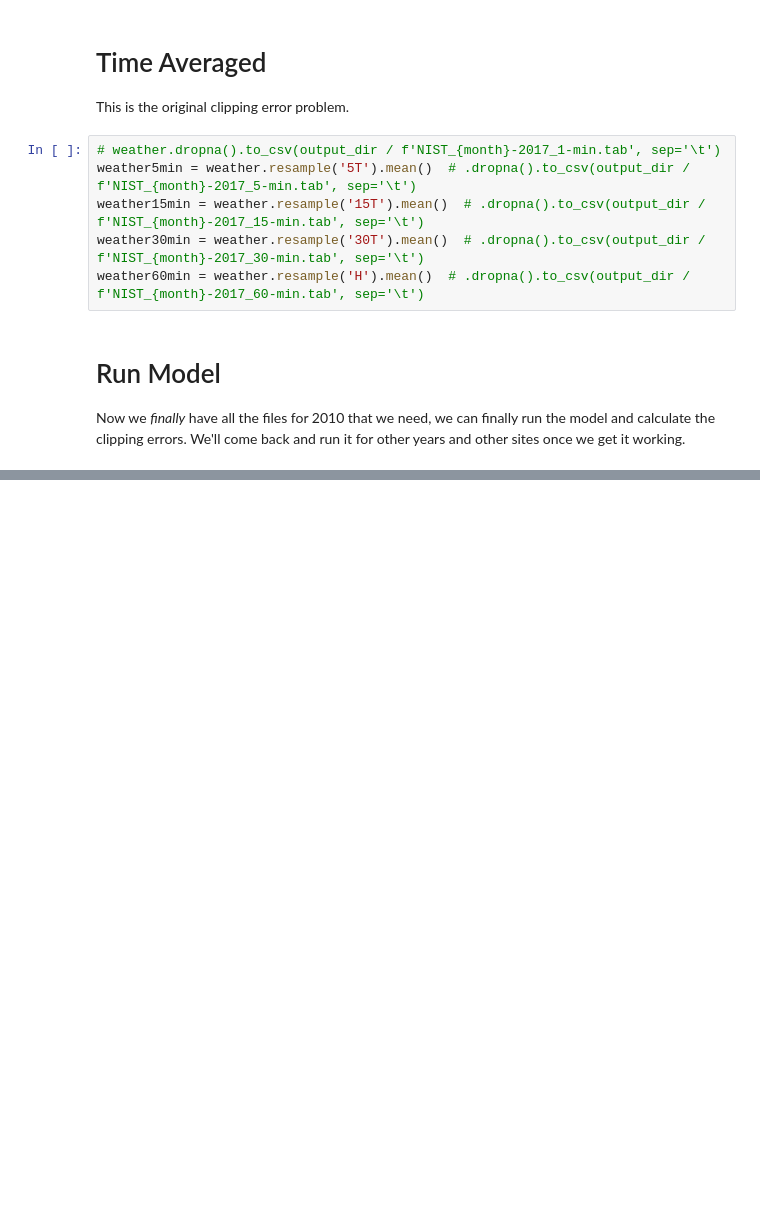
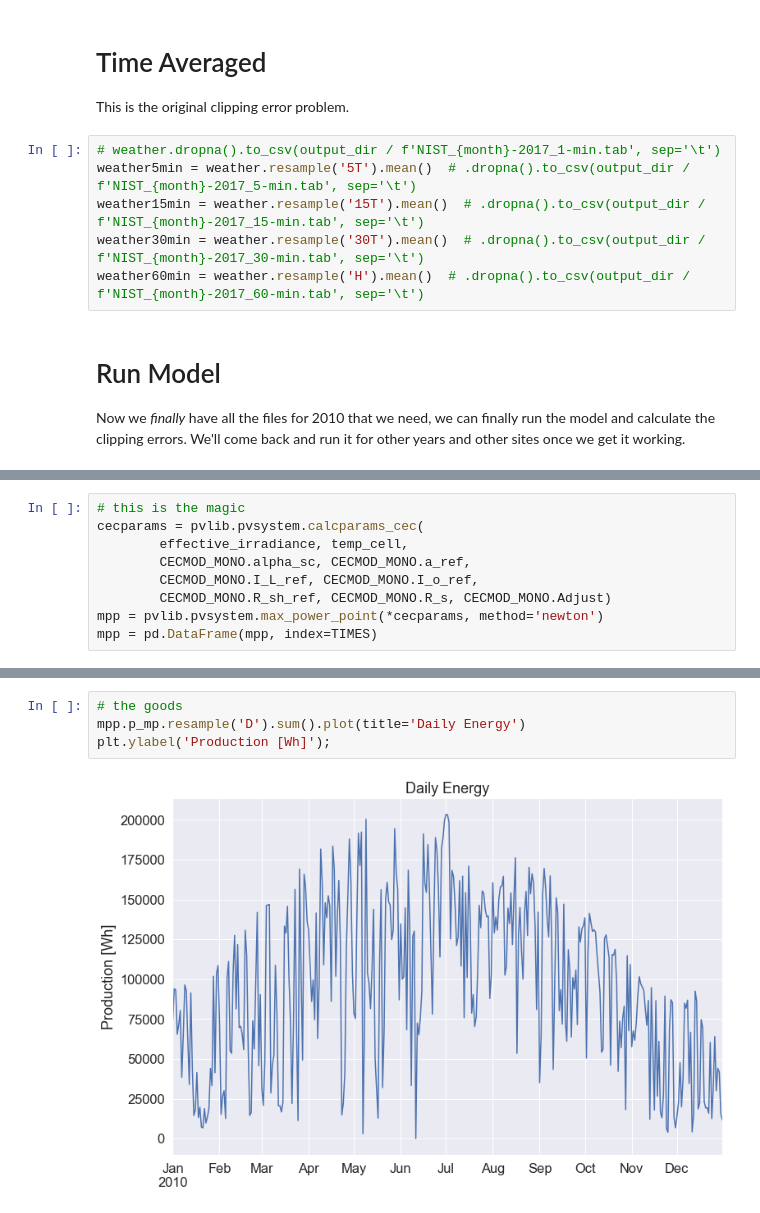
Before and after one commit to mikofski/pvsc49-satellite-sampling, a Jupyter notebook: analysis/instantaneous_weather-SURFRAD.ipynb, the cells around one changed output, grey strips where cells are left out. Drawn from its saved outputs; the diff is of its cells as text; blank space fills up the shorter version.

```diff
--- a/analysis/instantaneous_weather-SURFRAD.ipynb
+++ b/analysis/instantaneous_weather-SURFRAD.ipynb
@@ -556,0 +643,9 @@ Now we _finally_ have all the files for 2010 that we need, we can finally run th
+# %%
+# this is the magic
+cecparams = pvlib.pvsystem.calcparams_cec(
+        effective_irradiance, temp_cell,
+        CECMOD_MONO.alpha_sc, CECMOD_MONO.a_ref,
+        CECMOD_MONO.I_L_ref, CECMOD_MONO.I_o_ref,
+        CECMOD_MONO.R_sh_ref, CECMOD_MONO.R_s, CECMOD_MONO.Adjust)
+mpp = pvlib.pvsystem.max_power_point(*cecparams, method='newton')
+mpp = pd.DataFrame(mpp, index=TIMES)
@@ -556,0 +656,6 @@ Now we _finally_ have all the files for 2010 that we need, we can finally run th
+# %%
+# the goods
+mpp.p_mp.resample('D').sum().plot(title='Daily Energy')
+plt.ylabel('Production [Wh]');
+# %% [output]
+[figure, added]
```
Also changed, not shown: parts of 16 cells of this notebook.
